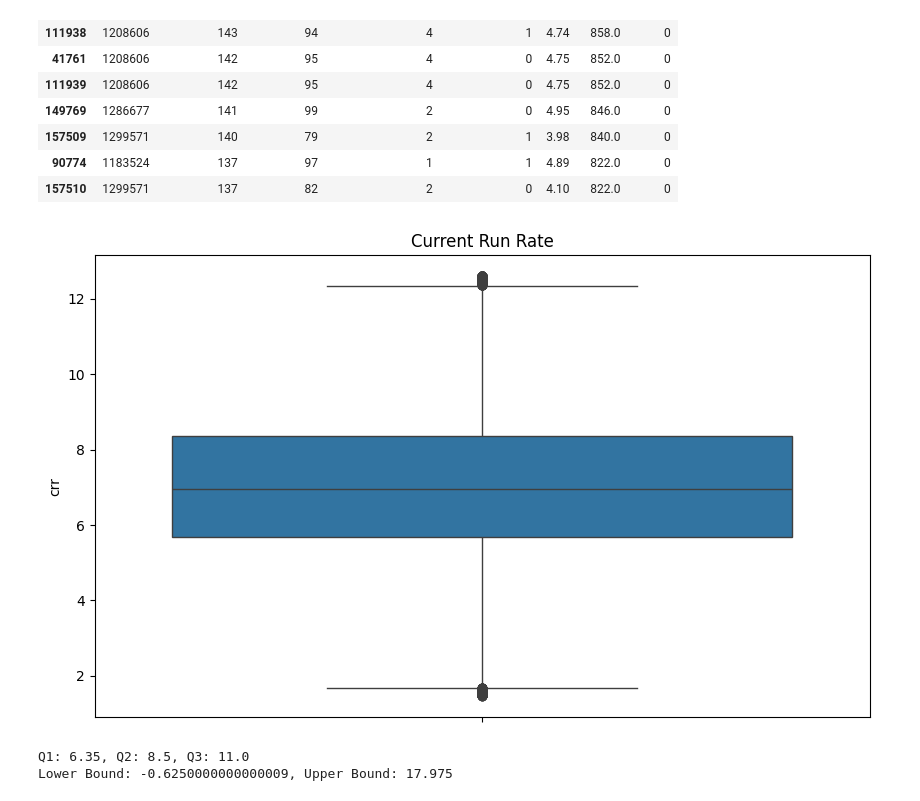
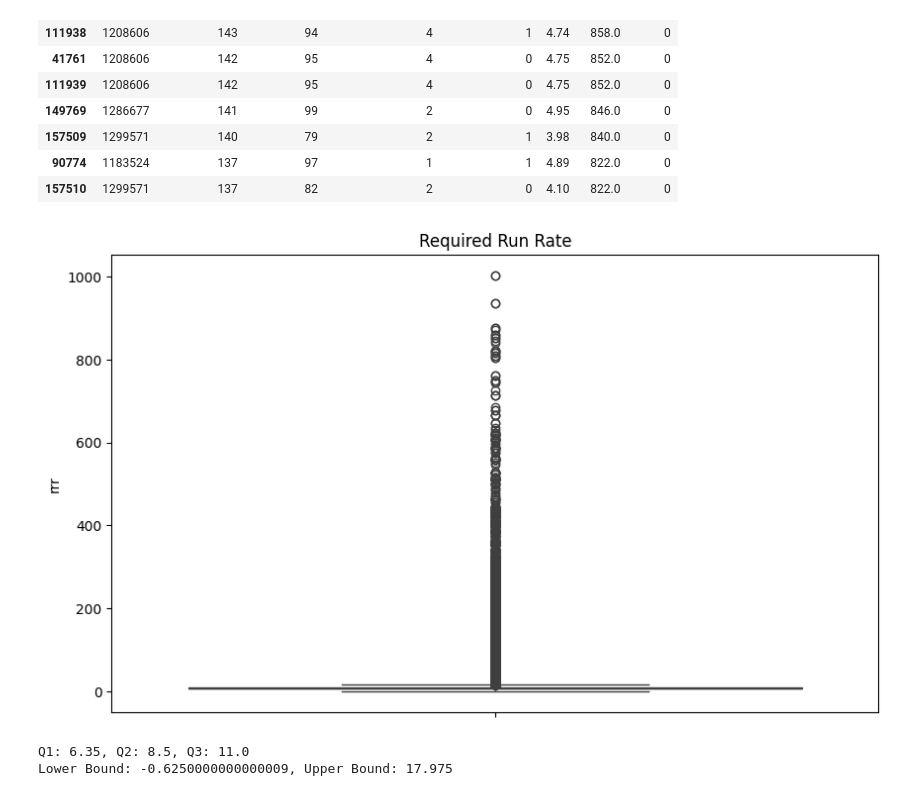
Before and after one commit to rushabhhere/t20-winner-prediction, a Jupyter notebook: model.ipynb, the cells around one changed output. Drawn from its saved outputs; the diff is of its cells as text; code cells hidden in the pictures.

```diff
--- a/model.ipynb
+++ b/model.ipynb
@@ -235,11 +235,11 @@ df.sort_values(by='rrr', ascending=False).head(15)
 # %%
 # boxplot for required run rate
 plt.figure(figsize=(10, 6))
-sns.boxplot(y='crr', data=df)
-plt.title('Current Run Rate')
+sns.boxplot(y='rrr', data=df)
+plt.title('Required Run Rate')
 plt.show()
 # %% [output]
-[figure, old version]
+[figure, new version]
 # %%
 # get q1, q2, q3 for required run rate
 q1 = df['rrr'].quantile(0.25)
```
Also changed, not shown: parts of 62 cells of this notebook, 2 other files.
